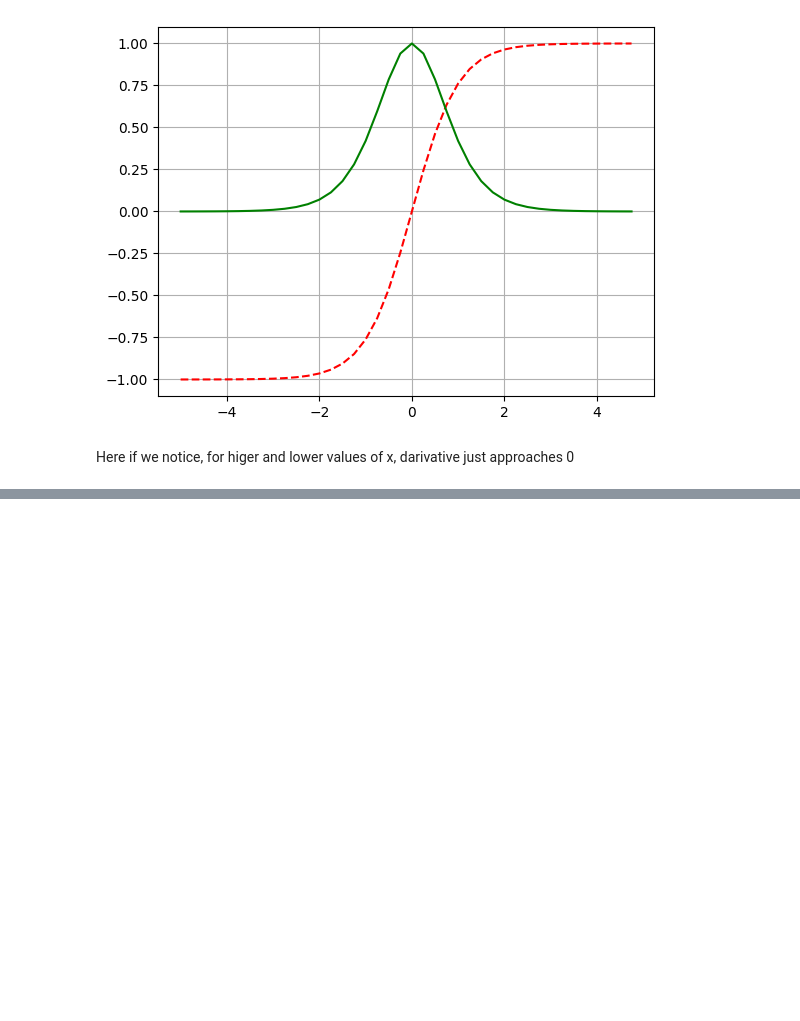
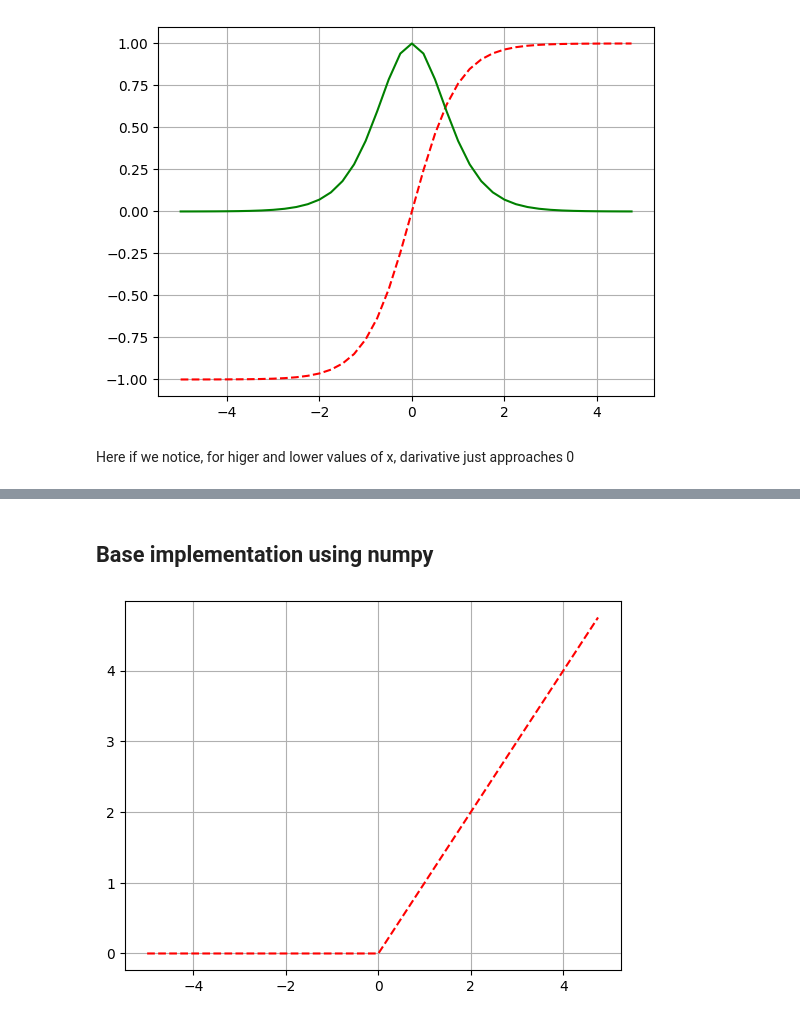
Before and after one commit to beercafeguy/dl-a-z, a Jupyter notebook: notebooks/core/activation_functions.ipynb, the cells around one changed output, grey strips where cells are left out. Cells and saved outputs as stored; diff of their text form; code cells hidden in the pictures; blank space fills up the shorter version.

Commit message:
Added simple implementation of relu activation function

```diff
--- a/notebooks/core/activation_functions.ipynb
+++ b/notebooks/core/activation_functions.ipynb
@@ -60,0 +65,15 @@ Here if we notice, for higer and lower values of x, darivative just approaches 0
+# %% [markdown]
+## Base implementation using numpy
+# %%
+import math
+import numpy as np
+def my_relu(x):
+    return np.maximum(0, x)
+
+x = np.arange(-5,5,0.25)
+post_act = my_relu(x)
+
+plt.plot(x, post_act, color='red', linestyle='--')
+plt.grid()
+# %% [output]
+[figure, added]
```
Also changed, not shown: parts of 4 cells of this notebook, 1 other file.
